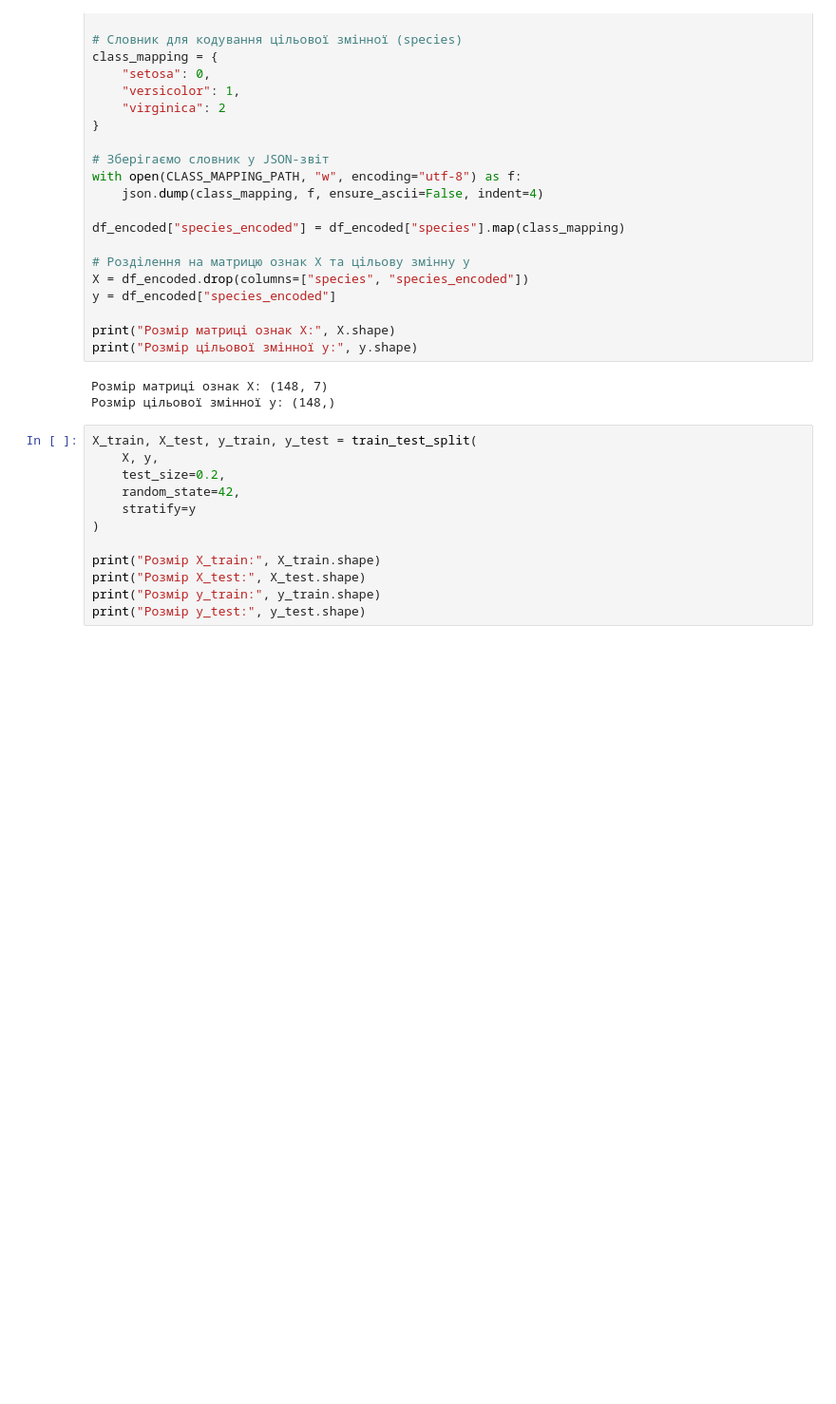
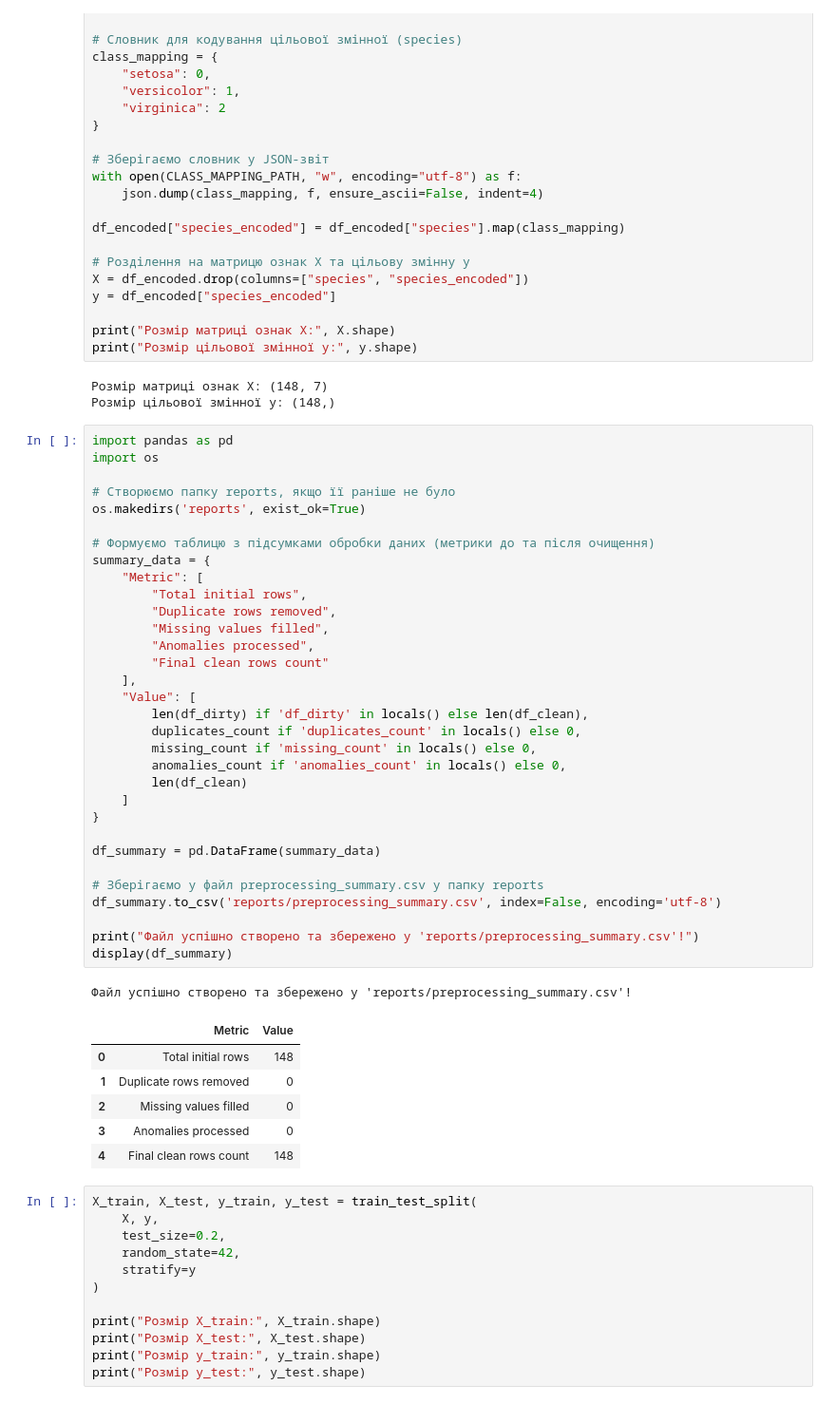
Before and after one commit to Vadim-SM/Lab1.., a Jupyter notebook: notebooks/PR02_Musienko_Vadim.ipynb, the cells around one changed output. Shown at 95% size. Cells and saved outputs as stored; diff of their text form; blank space fills up the shorter version.

Commit message:
Added data preprocessing and exploratory analysis

```diff
--- a/notebooks/PR02_Musienko_Vadim.ipynb
+++ b/notebooks/PR02_Musienko_Vadim.ipynb
@@ -379,6 +379,46 @@ print("Розмір цільової змінної y:", y.shape)
 # %% [output]
 Розмір матриці ознак X: (148, 7)
 Розмір цільової змінної y: (148,)
+# %%
+import pandas as pd
+import os
+
+# Створюємо папку reports, якщо її раніше не було
+os.makedirs('reports', exist_ok=True)
+
+# Формуємо таблицю з підсумками обробки даних (метрики до та після очищення)
+summary_data = {
+    "Metric": [
+        "Total initial rows",
+        "Duplicate rows removed",
+        "Missing values filled",
+        "Anomalies processed",
+        "Final clean rows count"
+    ],
+    "Value": [
+        len(df_dirty) if 'df_dirty' in locals() else len(df_clean),
+        duplicates_count if 'duplicates_count' in locals() else 0,
+        missing_count if 'missing_count' in locals() else 0,
+        anomalies_count if 'anomalies_count' in locals() else 0,
+        len(df_clean)
+    ]
+}
+
+df_summary = pd.DataFrame(summary_data)
+
+# Зберігаємо у файл preprocessing_summary.csv у папку reports
+df_summary.to_csv('reports/preprocessing_summary.csv', index=False, encoding='utf-8')
+
+print("Файл успішно створено та збережено у 'reports/preprocessing_summary.csv'!")
+display(df_summary)
+# %% [output]
+Файл успішно створено та збережено у 'reports/preprocessing_summary.csv'!
+|  | Metric | Value |
+| 0 | Total initial rows | 148 |
+| 1 | Duplicate rows removed | 0 |
+| 2 | Missing values filled | 0 |
+| 3 | Anomalies processed | 0 |
+| 4 | Final clean rows count | 148 |
 # %%
 X_train, X_test, y_train, y_test = train_test_split(
     X, y,
```
